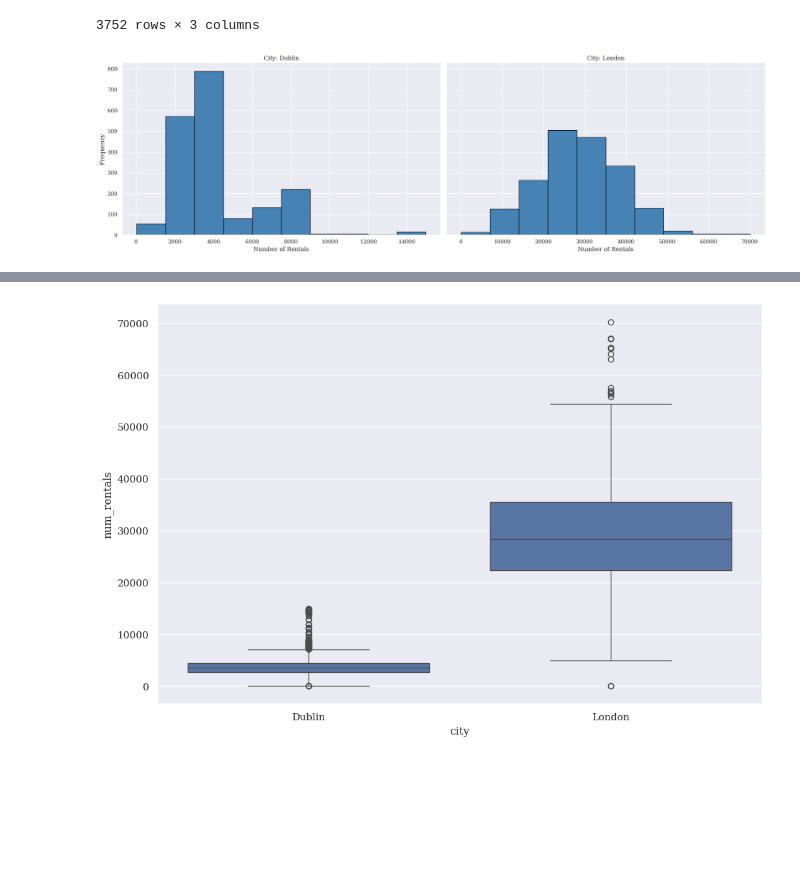
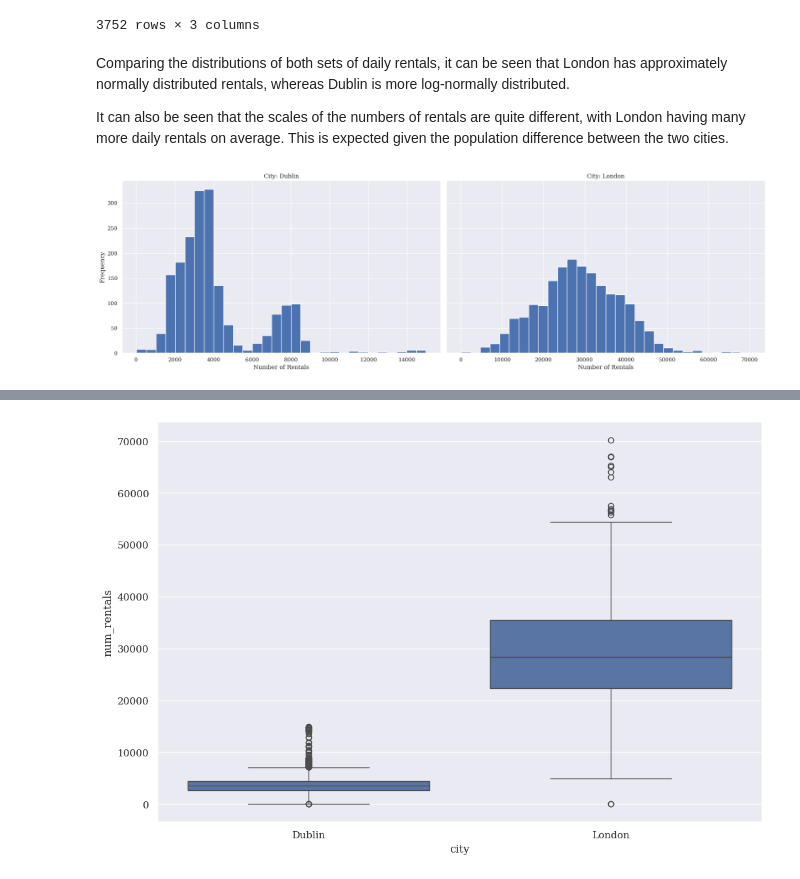
Before and after one commit to step-hen-burke/CA2, a Jupyter notebook: 2_dublin_london_comparison.ipynb, the cells around one changed output, grey strips where cells are left out. Drawn from its saved outputs; the diff is of its cells as text; code cells hidden in the pictures; blank space fills up the shorter version.

```diff
--- a/dublin_london_comparison.ipynb
+++ b/2_dublin_london_comparison.ipynb
@@ -16,6 +18,7 @@ warnings.filterwarnings('ignore')
 sns.set(style="darkgrid", font='serif', rc={'lines.linewidth': 0.7})
 
 data_folder = Path('data/')
+chart_folder = Path('charts/')
 dublin_bike_folder = Path('data/dublinbikes')
 # %% [markdown]
 # 2.1 - Dublin and London Bike Hire comparison
@@ -95,17 +103,23 @@ filtered_daily_df
 | 4840 | London | 2023-10-30 | 25269.0 |
 | 4841 | London | 2023-10-31 | 27035.0 |
 3752 rows × 3 columns
+# %% [markdown]
+Comparing the distributions of both sets of daily rentals, it can be seen that London has approximately normally distributed rentals, whereas Dublin is more log-normally distributed.
+
+It can also be seen that the scales of the numbers of rentals are quite different, with London having many more daily rentals on average. This is expected given the population difference between the two cities.
 # %%
 g = sns.FacetGrid(filtered_daily_df,
                   col="city",
                   height=6,
                   aspect=1.6,
                   sharex=False)
 
-g.map(plt.hist, "num_rentals", bins=10, color="steelblue", edgecolor="black")
+g.map(plt.hist, "num_rentals", bins=30)
 g.set_axis_labels("Number of Rentals", "Frequency")
 g.set_titles("City: {col_name}")
 
 plt.show();
+
+g.savefig(chart_folder / 'total_rental_comparison.png')
 # %% [output]
-[figure, old version]
+[figure, new version]
```
Also changed, not shown: parts of 7 cells of this notebook, 3 other files.
